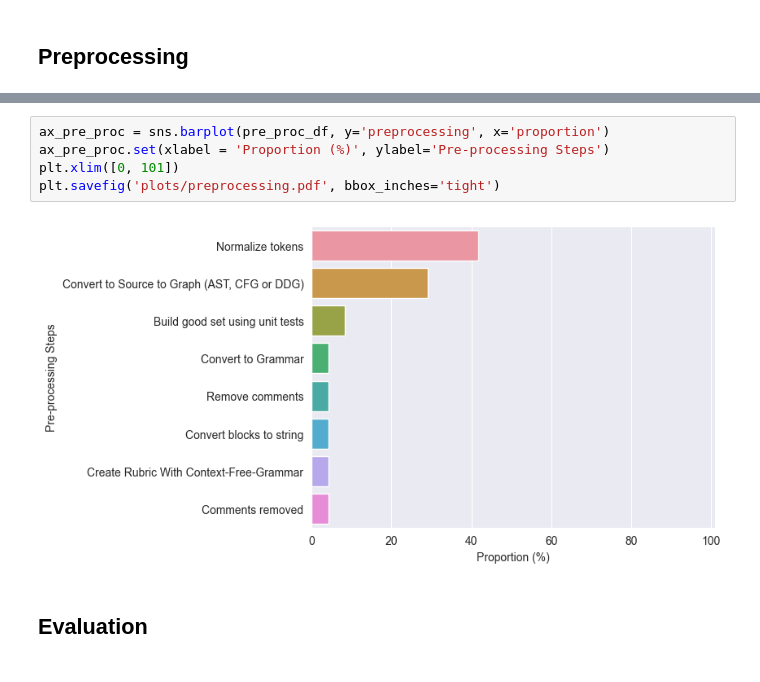
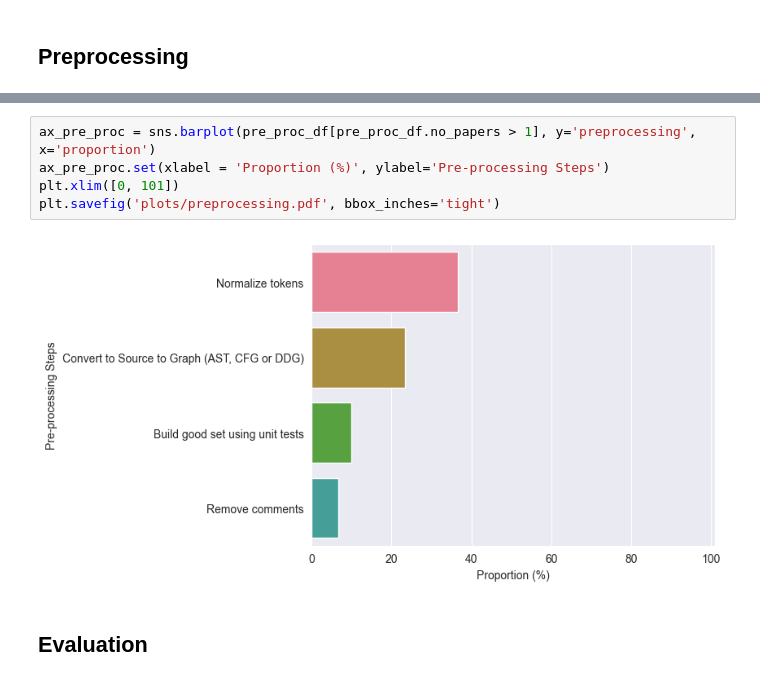
Before and after one commit to m-messer/In-Depth_Analysis_ML_Graders_Analysis, a Jupyter notebook: analysis.ipynb, the cells around one changed output, grey strips where cells are left out. Drawn from its saved outputs; the diff is of its cells as text.

```diff
--- a/analysis.ipynb
+++ b/analysis.ipynb
@@ -137,10 +140,10 @@ pre_proc_df
 # %%
-ax_pre_proc = sns.barplot(pre_proc_df, y='preprocessing', x='proportion')
+ax_pre_proc = sns.barplot(pre_proc_df[pre_proc_df.no_papers > 1], y='preprocessing', x='proportion')
 ax_pre_proc.set(xlabel = 'Proportion (%)', ylabel='Pre-processing Steps')
 plt.xlim([0, 101])
 plt.savefig('plots/preprocessing.pdf', bbox_inches='tight')
 # %% [output]
-[figure, old version]
+[figure, new version]
 # %% [markdown]
 ## Evaluation
 # %%
```
Also changed, not shown: parts of 8 cells of this notebook, 6 other files.
